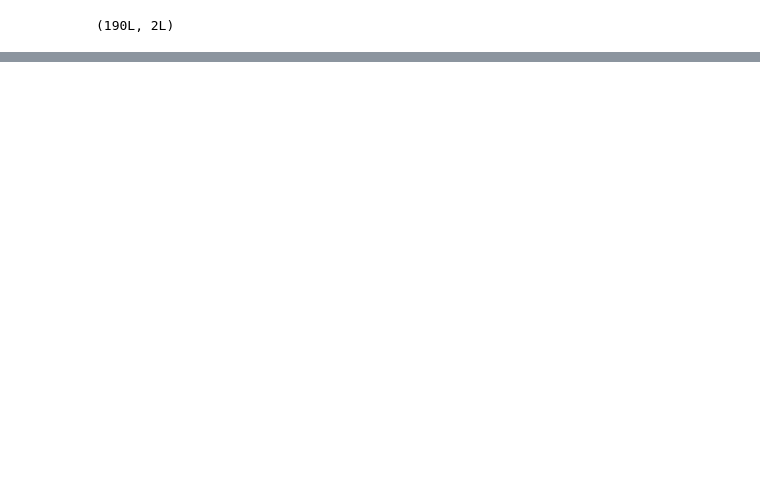
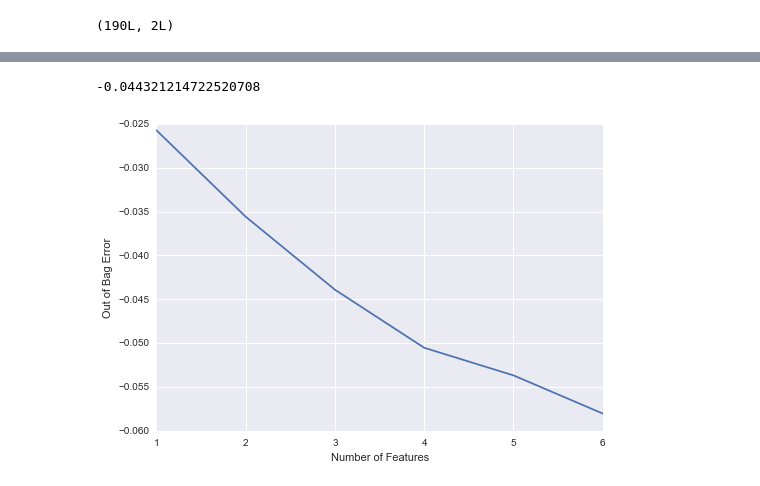
Before and after one commit to Allison-Marseille/DS-SF-24, a Jupyter notebook: Marseille_Final_Project/Marseille_Final_Project.ipynb, the cells around one changed output, grey strips where cells are left out. Drawn from its saved outputs; the diff is of its cells as text; code cells hidden in the pictures; blank space fills up the shorter version.

```diff
--- a/Marseille_Final_Project/Marseille_Final_Project.ipynb
+++ b/Marseille_Final_Project/Marseille_Final_Project.ipynb
@@ -493,0 +645,9 @@ print min(misclass)
+# %%
+#Look at feature importance
+treereg = DecisionTreeRegressor(max_depth = Maximum_Depth[CV_MSE_Min],
+                               min_samples_leaf = 5,
+                               random_state = 24)
+
+treereg.fit(X,y2)
+ImportanceDataFrame = pd.DataFrame({'feature':X.columns.values, 'importance':treereg.feature_importances_})
+ImportanceDataFrame.sort_values(by = ['importance'], ascending = 0)
@@ -493,0 +664,11 @@ print min(misclass)
+# %%
+#time for some random forests
+from sklearn.ensemble import RandomForestRegressor
+
+RF = RandomForestRegressor(n_estimators = 1000,
+                          max_features = 3,
+                          min_samples_leaf = 10,
+                          oob_score = True,
+                          random_state = 1)
+
+RF.fit(X,y2)
@@ -493,0 +692,24 @@ print min(misclass)
+# %%
+RF.oob_score_
+###this is totally wrong, no? a negative score???
+# %% [output]
+-0.044321214722520708
+# %%
+Features = range(1,7)
+oob_score_RF = []
+for i in Features:
+    RF = RandomForestRegressor(n_estimators = 10000,
+                              max_features = i,
+                              min_samples_leaf = 10,
+                              oob_score = True,
+                              random_state = 1,
+                              n_jobs = -1)
+    RF.fit(X,y2)
+    oob_score_RF.append(RF.oob_score_)
+
+plt.plot(Features, oob_score_RF)
+plt.xlabel("Number of Features")
+plt.ylabel("Out of Bag Error")
+plt.show()
+# %% [output]
+[figure, added]
```
Also changed, not shown: parts of 32 cells of this notebook, 4 other files.
